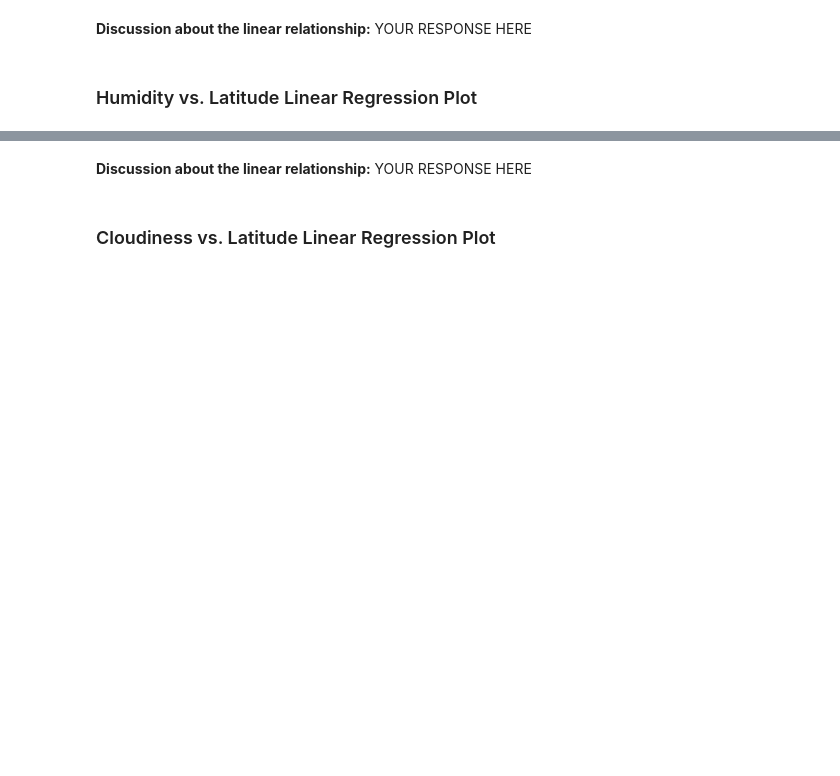
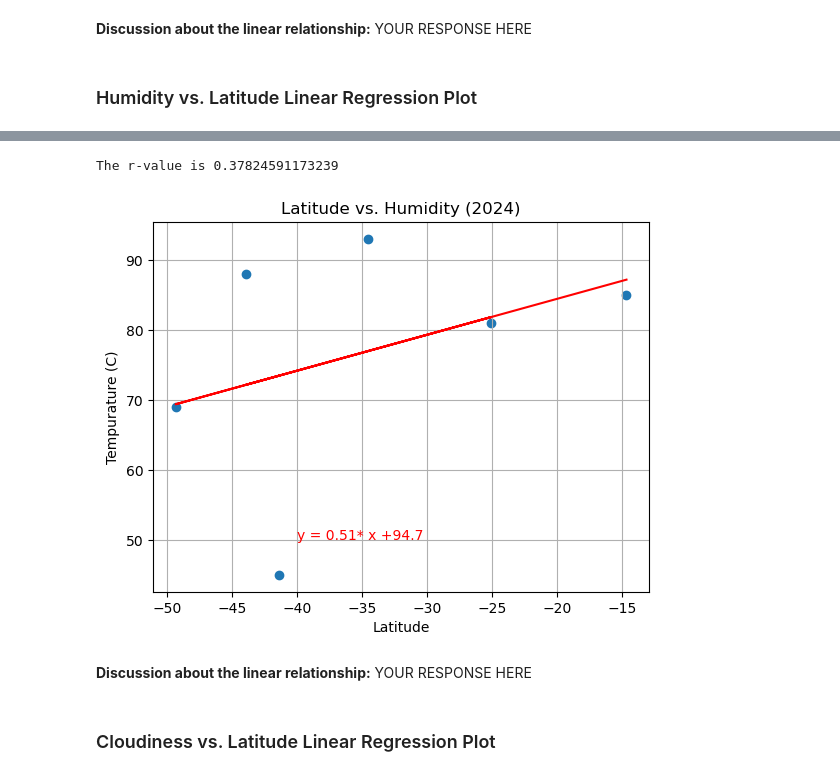
Before and after one commit to cindyd97/Weather_Analysis_Python-API, a Jupyter notebook: WeatherPy/WeatherPy.ipynb, the cells around one changed output, grey strips where cells are left out. Drawn from its saved outputs; the diff is of its cells as text; code cells hidden in the pictures; blank space fills up the shorter version.

```diff
--- a/WeatherPy/WeatherPy.ipynb
+++ b/WeatherPy/WeatherPy.ipynb
@@ -361,3 +376,23 @@ plt.scatter(northern_hemi_df['Humidity'],northern_hemi_df['Max Temp'],)
+# %%
+# Southern Hemisphere
+# YOUR CODE HERE
+plt.scatter(southern_hemi_df['Lat'],southern_hemi_df['Humidity'])
+
+plt.grid(True)
+plt.xlabel('Latitude')
+plt.ylabel('Tempurature (C)')
+plt.title('Latitude vs. Humidity (2024)')
+
+south_humid,slope,intercept,rvalue = calc_lin_req(southern_hemi_df['Lat'],southern_hemi_df['Humidity'])
+
+plt.plot(southern_hemi_df['Lat'],south_humid,color='red')
+
+line_eq = "y = "+ str(round(slope,2)) + "* x +" + str(round(intercept,2))
+plt.annotate(line_eq,(-40,50),color='red')
+print(f'The r-value is {rvalue}')
+# %% [output]
+The r-value is 0.37824591173239
+[figure, added]
 # %% [markdown]
 **Discussion about the linear relationship:** YOUR RESPONSE HERE
 # %% [markdown]
```
Also changed, not shown: parts of 24 cells of this notebook, 5 other files.
